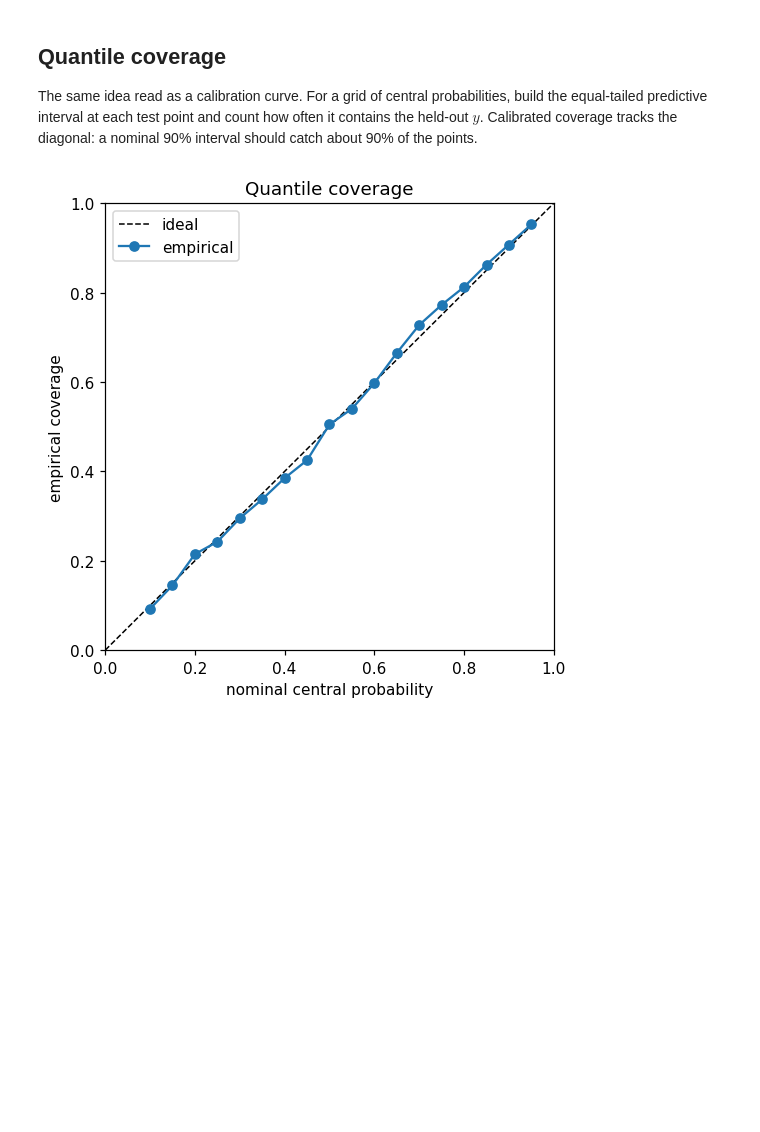
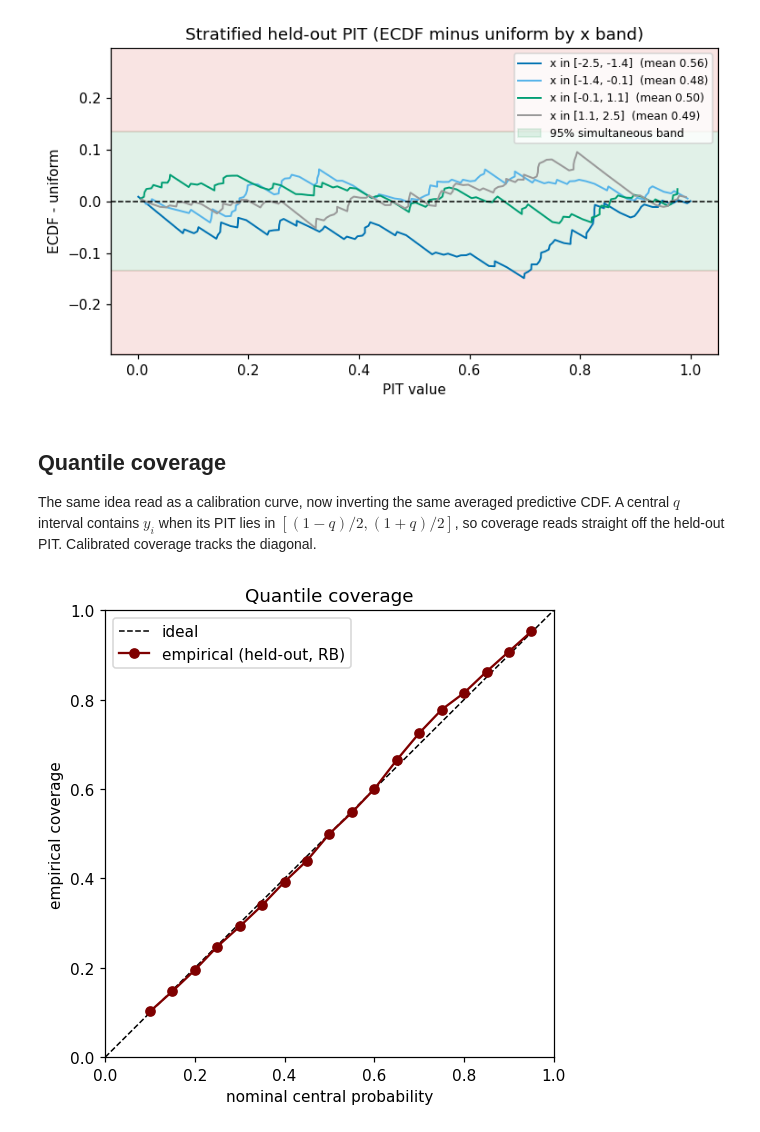
Before and after one commit to argmax-w/toy-nuts-bayes, a Jupyter notebook: notebooks/03_calibration.ipynb, the cells around one changed output. Cells and saved outputs as stored; diff of their text form; code cells hidden in the pictures; blank space fills up the shorter version.

```diff
--- a/notebooks/03_calibration.ipynb
+++ b/notebooks/03_calibration.ipynb
@@ -90,21 +159,45 @@ PIT mean 0.510 (uniform is 0.5), KS distance 0.029
+# %%
+nbin = 4
+edges = np.quantile(x_test, np.linspace(0, 1, nbin + 1))
+strata = np.clip(np.digitize(x_test, edges[1:-1]), 0, nbin - 1)
+groups = stratified_pit(pit, strata)
+# Strata are near-equal by quantile construction; size one conservative 95%
+# simultaneous band to the smallest stratum and share it across the bands.
+band = ecdf_simultaneous_band(min(g.size for g in groups.values()), prob=0.95,
+                              rng=np.random.default_rng(11))
+
+fig, ax = plt.subplots(figsize=(7, 4))
+for s in range(nbin):
+    xe_s, fe_s = empirical_cdf(groups[s])
+    lbl = f"x in [{edges[s]:.1f}, {edges[s + 1]:.1f}]  (mean {groups[s].mean():.2f})"
+    ax.plot(xe_s, fe_s - xe_s, lw=1.3, color=P.param_colour(s), label=lbl)
+P.traffic_band(ax, -band, band, label="95% simultaneous band")
+ax.axhline(0.0, color="k", ls="--", lw=1)
+ax.set(title="Stratified held-out PIT (ECDF minus uniform by x band)",
+       xlabel="PIT value", ylabel="ECDF - uniform")
+ax.legend(fontsize=8)
+fig.tight_layout()
+plt.show()
+# %% [output]
+[figure, added]
 # %% [markdown]
 ## Quantile coverage
 
-The same idea read as a calibration curve. For a grid of central
-probabilities, build the equal-tailed predictive interval at each test point
-and count how often it contains the held-out $y$. Calibrated coverage tracks
-the diagonal: a nominal 90% interval should catch about 90% of the points.
+The same idea read as a calibration curve, now inverting the same averaged
+predictive CDF. A central $q$ interval contains $y_i$ when its PIT lies in
+$[(1 - q)/2, (1 + q)/2]$, so coverage reads straight off the held-out PIT.
+Calibrated coverage tracks the diagonal.
 # %%
 levels = np.linspace(0.1, 0.95, 18)
-cover = quantile_coverage(y_test, pred, levels)
+cover = coverage_from_pit(pit, levels)   # pit is the held-out Rao-Blackwellised PIT
 
 fig, ax = plt.subplots(figsize=(5, 5))
 ax.plot([0, 1], [0, 1], "k--", lw=1, label="ideal")
-ax.plot(levels, cover, "o-", color="C0", label="empirical")
+ax.plot(levels, cover, "o-", color=P.POSTERIOR_DEEP, label="empirical (held-out, RB)")
 ax.set(xlabel="nominal central probability", ylabel="empirical coverage",
        title="Quantile coverage", xlim=(0, 1), ylim=(0, 1))
 ax.legend()
 fig.tight_layout()
 plt.show()
 # %% [output]
-[figure, old version]
+[figure, new version]
```
Also changed, not shown: parts of 14 cells of this notebook, 20 other files.
